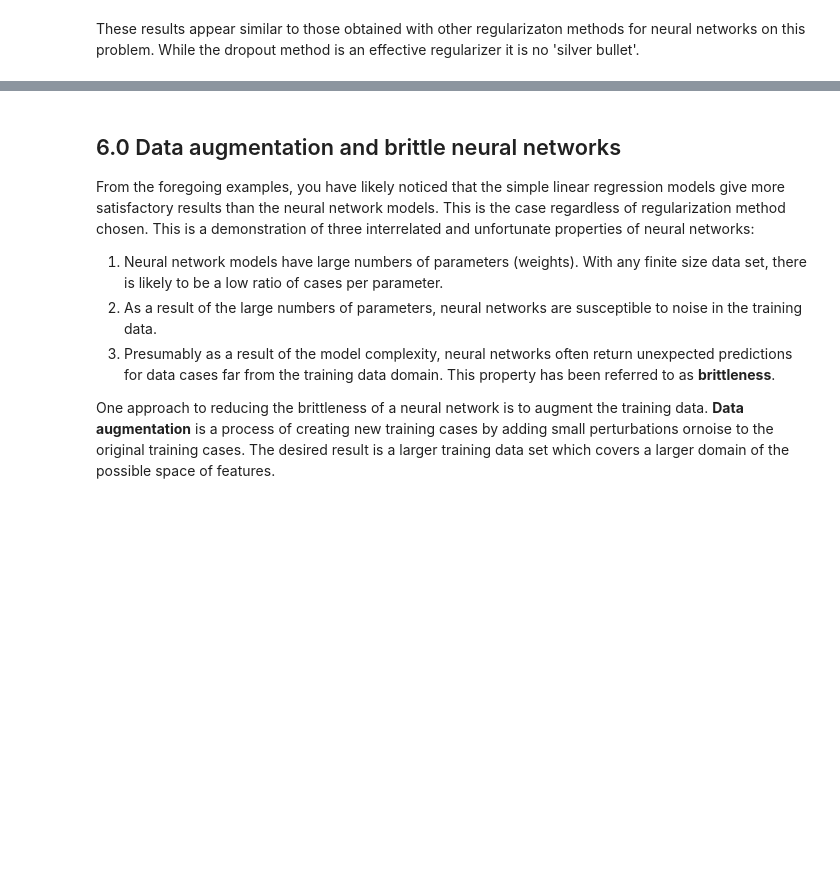
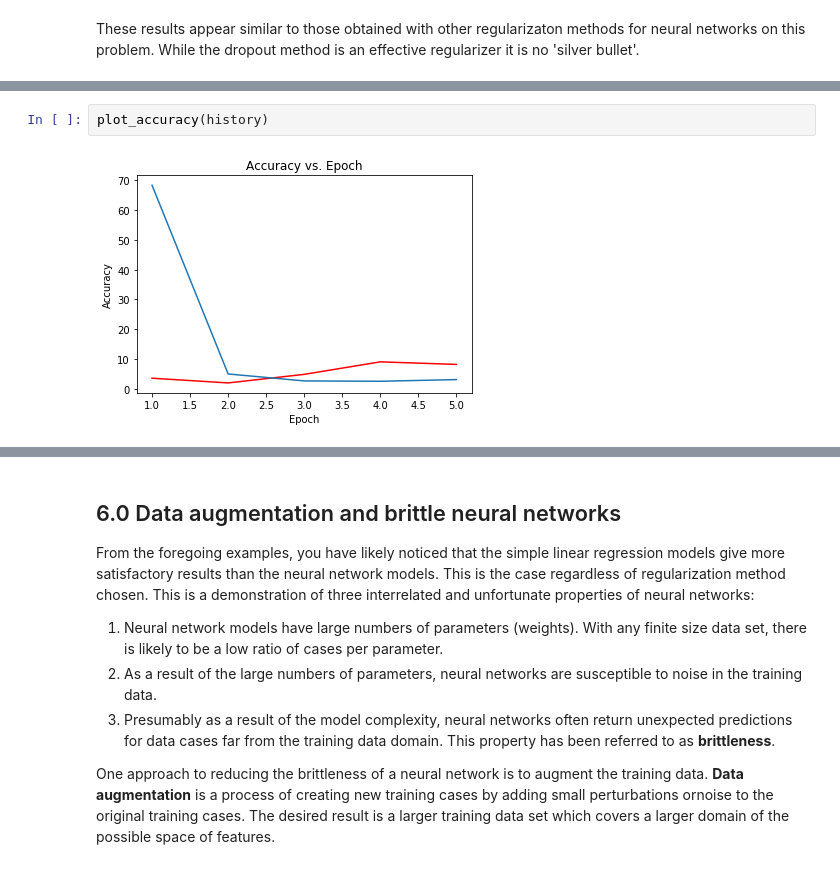
Before and after one commit to StephenElston/MachineLearning530, a Jupyter notebook: Lesson2/IntroToRegularization.ipynb, the cells around one changed output, grey strips where cells are left out. Cells and saved outputs as stored; diff of their text form; blank space fills up the shorter version.

```diff
--- a/Lesson2/IntroToRegularization.ipynb
+++ b/Lesson2/IntroToRegularization.ipynb
@@ -734,0 +777,4 @@ These results appear similar to those obtained with other regularizaton methods
+# %%
+plot_accuracy(history)
+# %% [output]
+[figure, added]
```
Also changed, not shown: parts of 45 cells of this notebook.
